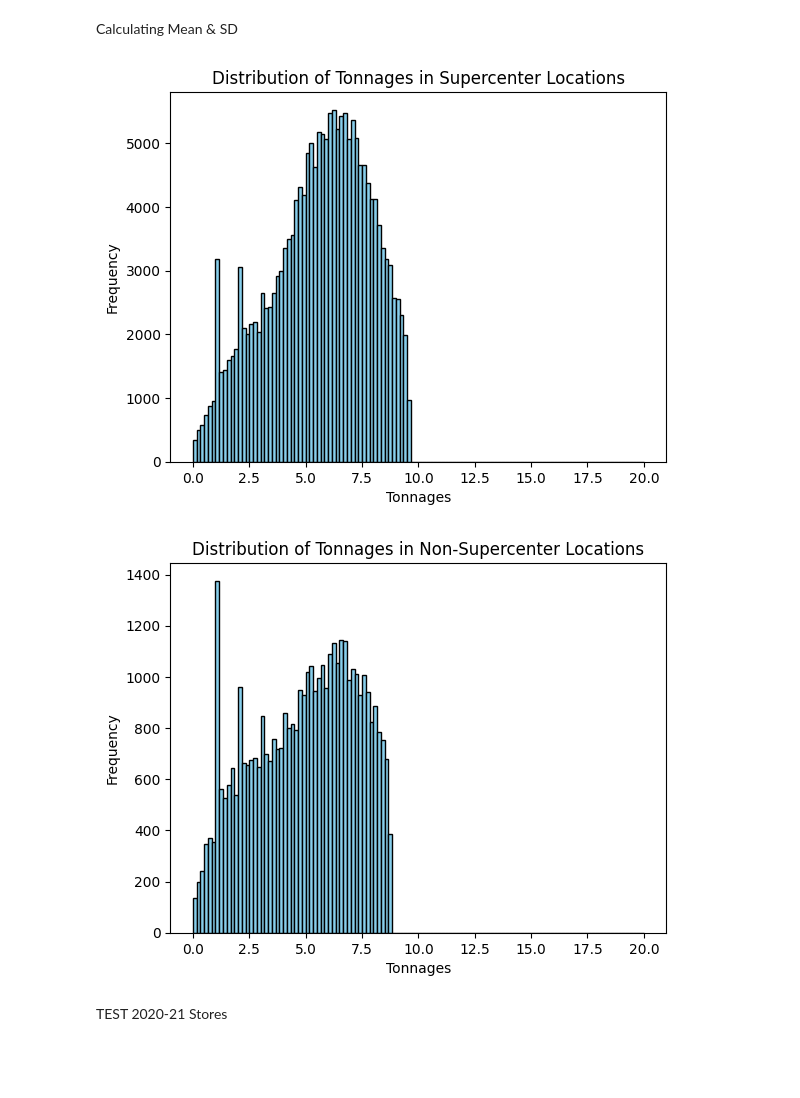
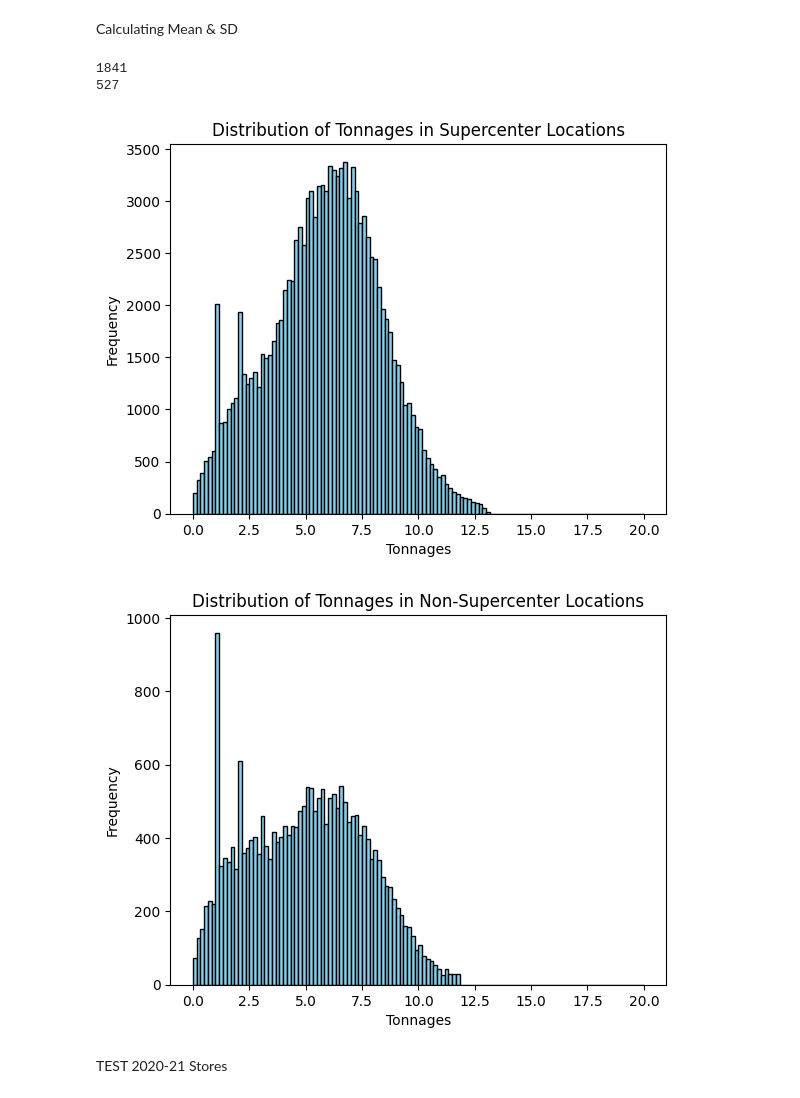
Before and after one commit to jli615/dtxwalmart, a Jupyter notebook: splitting.ipynb, the cells around one changed output. Saved outputs shown, nothing was run; the diff lists cells and outputs as text; code cells hidden in the pictures; blank space fills up the shorter version.

```diff
--- a/splitting.ipynb
+++ b/splitting.ipynb
@@ -289,15 +289,17 @@ supercenter_std = supercenter_df['Tonnage'].std()
 non_supercenter_mean = non_supercenter_df['Tonnage'].mean()
 non_supercenter_std = non_supercenter_df['Tonnage'].std()
 # %%
-clean_supercenter_df = supercenter_df[supercenter_df['Tonnage'] <= supercenter_mean + supercenter_std]
-clean_nonsupercenter_df = non_supercenter_df[non_supercenter_df['Tonnage'] <= non_supercenter_mean + non_supercenter_std]
+clean_supercenter_df = supercenter_df[supercenter_df['Tonnage'] <= supercenter_mean + (supercenter_std * 2)]
+clean_nonsupercenter_df = non_supercenter_df[non_supercenter_df['Tonnage'] <= non_supercenter_mean + (non_supercenter_std * 2)]
 
-removed_supercenter_df = supercenter_df[supercenter_df['Tonnage'] > supercenter_mean + supercenter_std]
-removed_nonsupercenter_df = non_supercenter_df[non_supercenter_df['Tonnage'] > non_supercenter_mean + non_supercenter_std]
+removed_supercenter_df = supercenter_df[supercenter_df['Tonnage'] > supercenter_mean + (supercenter_std * 2)]
+removed_nonsupercenter_df = non_supercenter_df[non_supercenter_df['Tonnage'] > non_supercenter_mean + (non_supercenter_std * 2)]
 
-clean_supercenter_df = clean_supercenter_df[clean_supercenter_df['Location ID' != removed_supercenter_df['Location ID'].unique()]]
-clean_nonsupercenter_df = clean_nonsupercenter_df[clean_nonsupercenter_df['Location ID' != removed_nonsupercenter_df['Location ID'].unique()]]
+newclean_supercenter_df = clean_supercenter_df[~clean_supercenter_df['Location ID'].isin(removed_supercenter_df['Location ID'].unique())]
+newclean_nonsupercenter_df = clean_nonsupercenter_df[~clean_nonsupercenter_df['Location ID'].isin(removed_nonsupercenter_df['Location ID'].unique())]
 
-##changes
-# removed_supercenter_df.shape
-# removed_nonsupercenter_df.shape
+print(newclean_supercenter_df['Location ID'].unique().shape[0])
+print(newclean_nonsupercenter_df['Location ID'].unique().shape[0])
+# %% [output]
+1841
+527
@@ -304,5 +309,5 @@ clean_nonsupercenter_df = clean_nonsupercenter_df[clean_nonsupercenter_df['Locat
 # %%
-plt.hist(clean_supercenter_df['Tonnage'], bins=120, range=(0, 20), color='skyblue', edgecolor='black')
+plt.hist(newclean_supercenter_df['Tonnage'], bins=120, range=(0, 20), color='skyblue', edgecolor='black')
 plt.xlabel('Tonnages')
 plt.ylabel('Frequency')
 plt.title('Distribution of Tonnages in Supercenter Locations')
@@ -310,15 +315,15 @@ plt.show()
 
 #wow
 # %% [output]
-[figure, old version]
+[figure, new version]
 # %%
-plt.hist(clean_nonsupercenter_df['Tonnage'], bins=120, range=(0, 20), color='skyblue', edgecolor='black')
+plt.hist(newclean_nonsupercenter_df['Tonnage'], bins=120, range=(0, 20), color='skyblue', edgecolor='black')
 plt.xlabel('Tonnages')
 plt.ylabel('Frequency')
 plt.title('Distribution of Tonnages in Non-Supercenter Locations')
 plt.show()
 # %% [output]
-[figure, old version]
+[figure, new version]
 # %% [markdown]
 TEST 2020-21 Stores
 # %%
```
Also changed, not shown: parts of 1 cell of this notebook.
